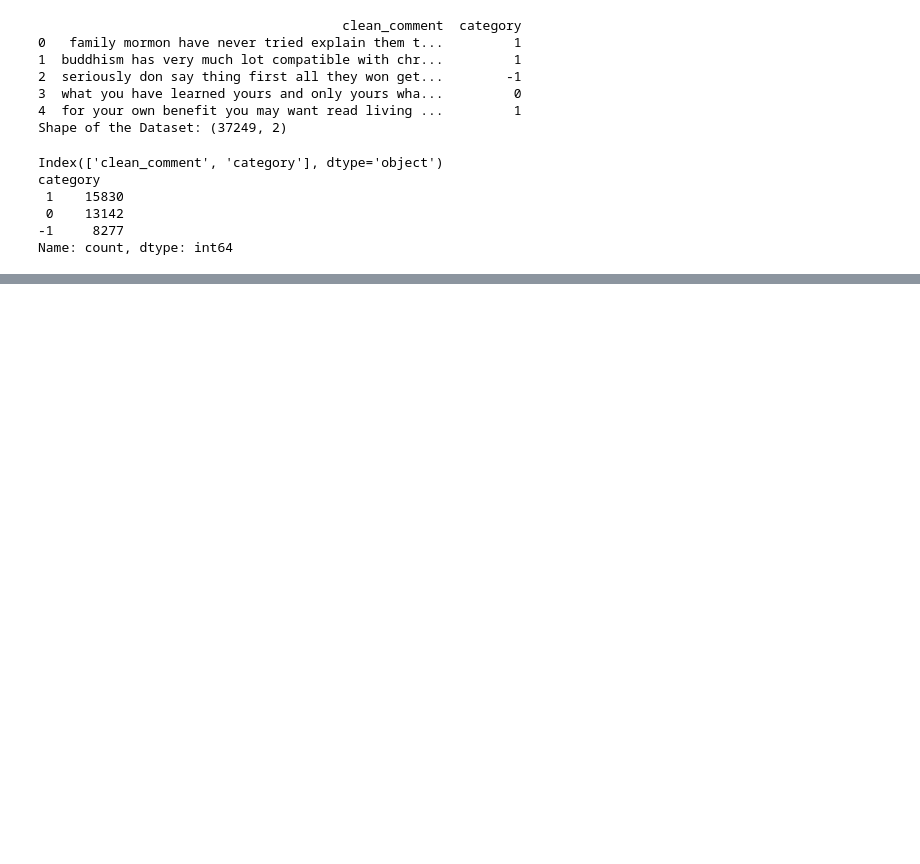
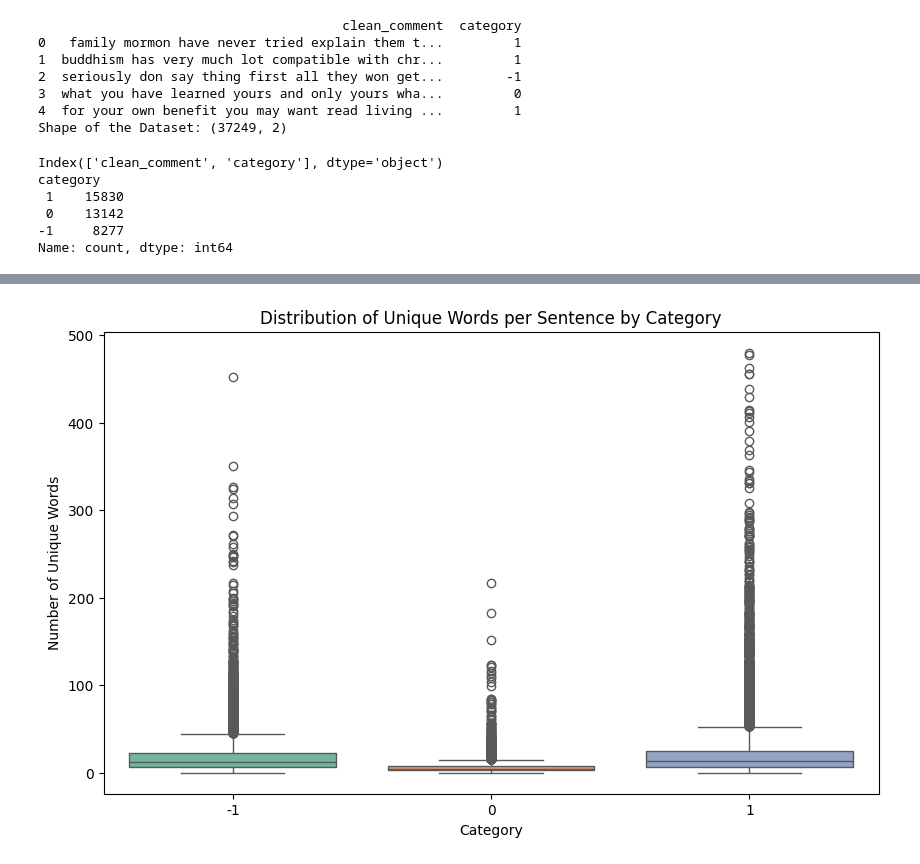
Before and after one commit to raviasick/Sentiment-Analysis, a Jupyter notebook: EDA_Analysis.ipynb, the cells around one changed output, grey strips where cells are left out. Cells and saved outputs as stored; diff of their text form; code cells hidden in the pictures; blank space fills up the shorter version.

```diff
--- a/EDA_Analysis.ipynb
+++ b/EDA_Analysis.ipynb
@@ -92,0 +160,10 @@ plot_wordcloud(all_comments, title='Word Cloud of All Comments')
+# %%
+# Plotting the distribution of unique words with respect to each class
+plt.figure(figsize=(10, 6))
+sns.boxplot(x='category', y='num_unique_words', data=df, palette='Set2')
+plt.title('Distribution of Unique Words per Sentence by Category')
+plt.xlabel('Category')
+plt.ylabel('Number of Unique Words')
+plt.show()
+# %% [output]
+[figure, added]
```
Also changed, not shown: parts of 11 cells of this notebook.
